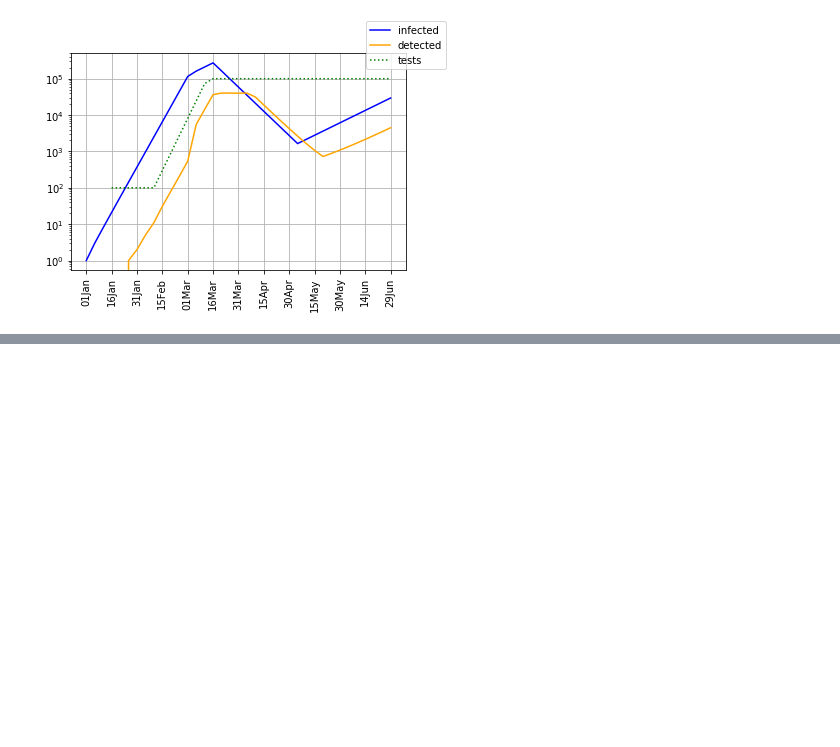
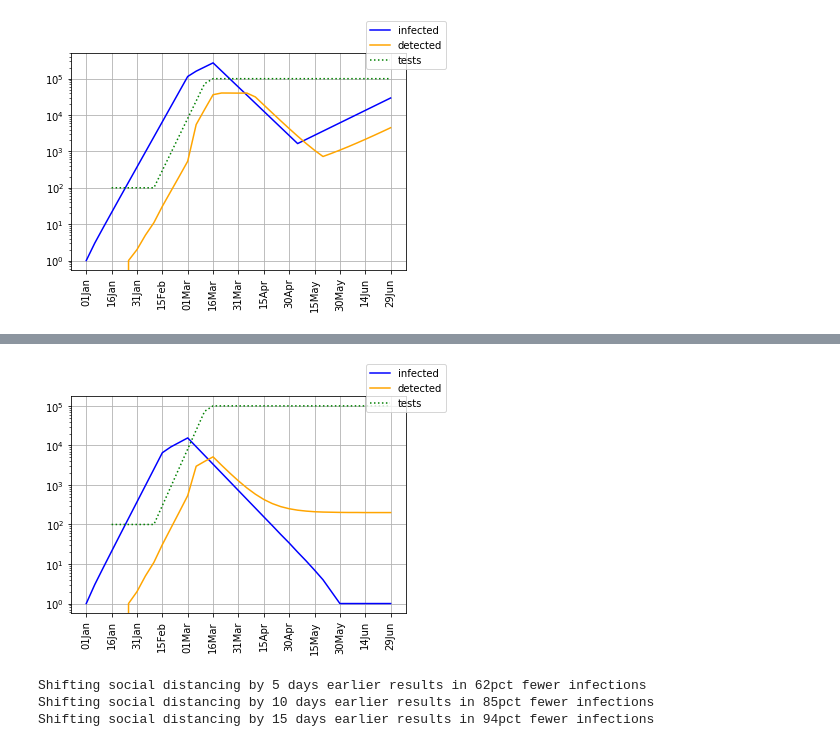
Before and after one commit to emtseng/sp20-info6010, a Jupyter notebook: s4.ipynb, the cells around one changed output, grey strips where cells are left out. Cells and saved outputs as stored; diff of their text form; code cells hidden in the pictures; blank space fills up the shorter version.

```diff
--- a/s4.ipynb
+++ b/s4.ipynb
@@ -755,0 +787,12 @@ Assuming 1% IFR, this is 1180 more deaths
+# %%
+plot_epidemic_simulation(infected_Rd_15, detected_Rd_15, tests1)
+# %% [output]
+[figure, added]
+# %%
+print('Shifting social distancing by {} days earlier results in {}pct fewer infections'.format(5, round(100*(sum(infected) - sum(infected_Rd_5)) / sum(infected))))
+print('Shifting social distancing by {} days earlier results in {}pct fewer infections'.format(10, round(100*(sum(infected) - sum(infected_Rd_10)) / sum(infected))))
+print('Shifting social distancing by {} days earlier results in {}pct fewer infections'.format(15, round(100*(sum(infected) - sum(infected_Rd_15)) / sum(infected))))
+# %% [output]
+Shifting social distancing by 5 days earlier results in 62pct fewer infections
+Shifting social distancing by 10 days earlier results in 85pct fewer infections
+Shifting social distancing by 15 days earlier results in 94pct fewer infections
```
Also changed, not shown: parts of 14 cells of this notebook, 1 other file.
